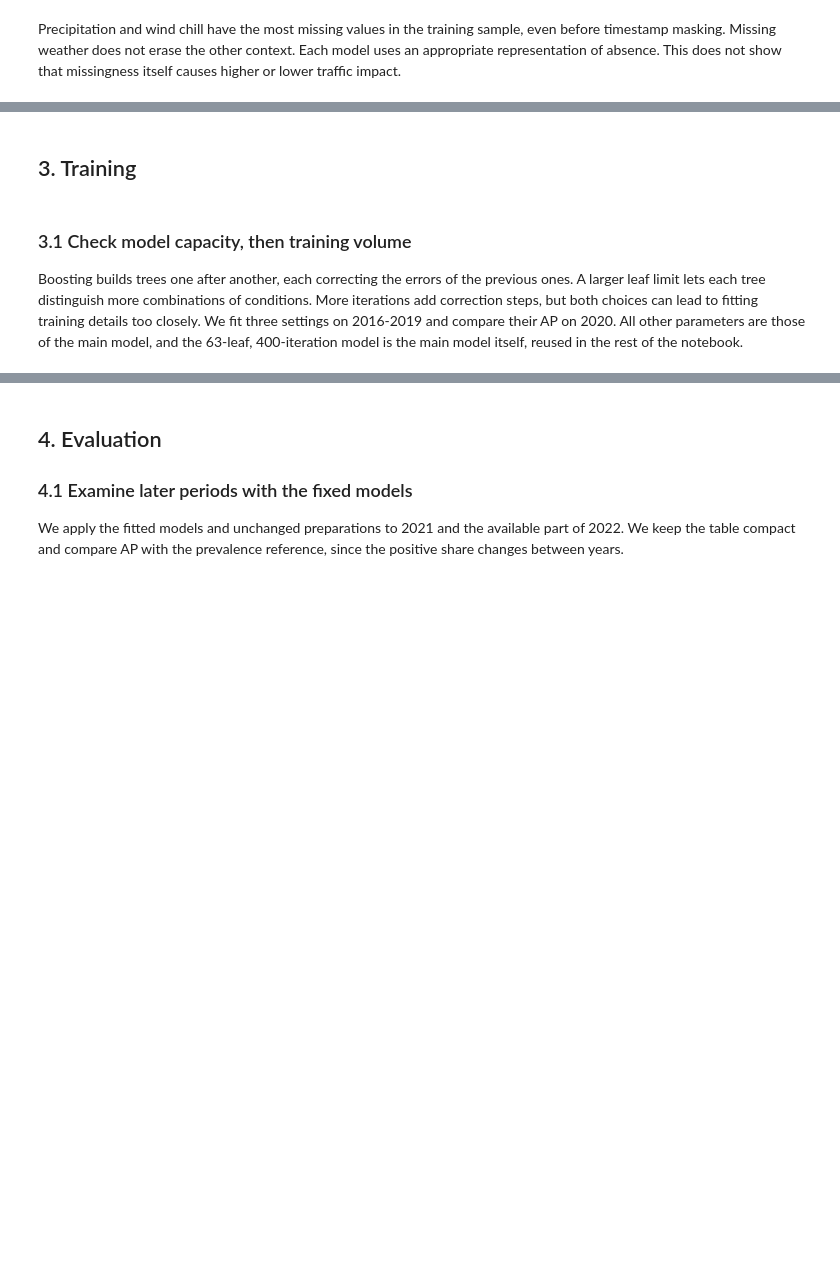
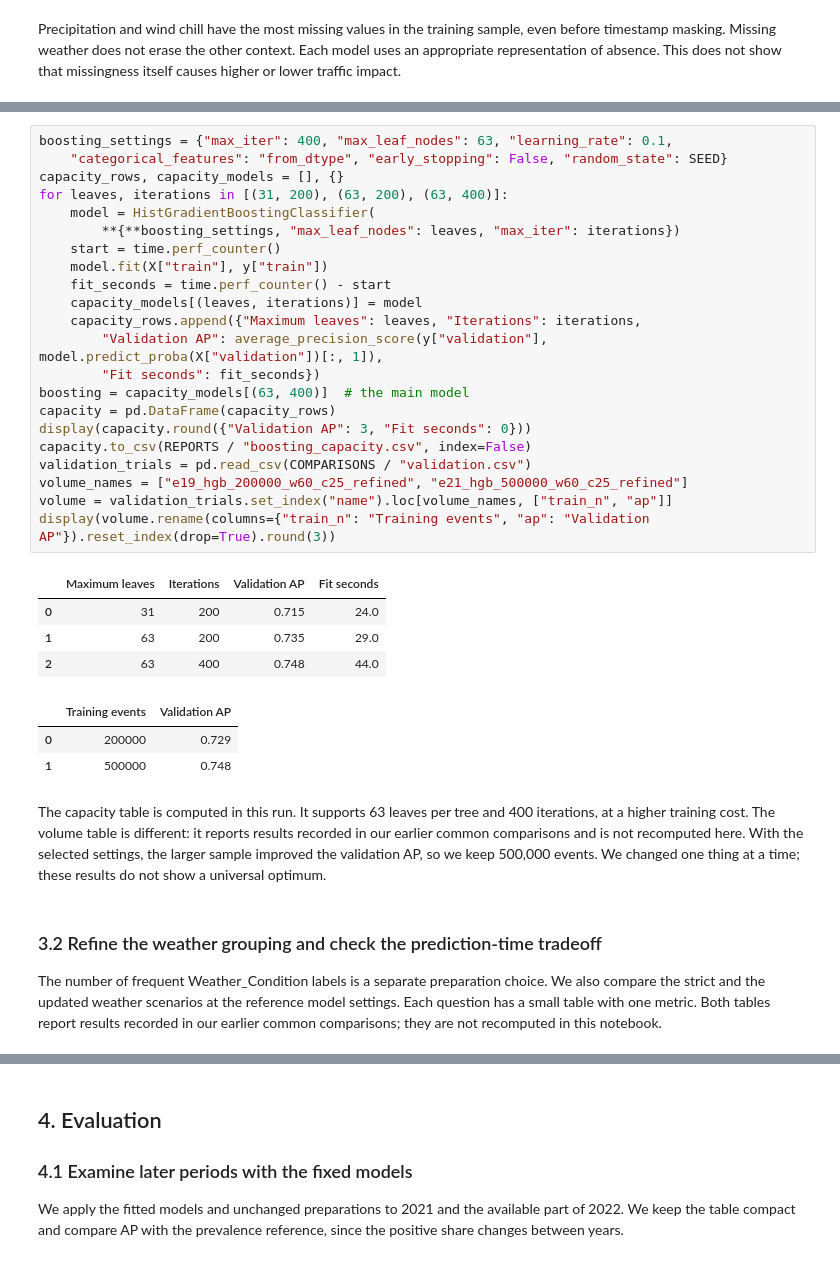
Before and after one commit to kamar-bit/us_accidents_traffic_impact_prediction, a Jupyter notebook: notebooks/FINAL_NOTEBOOK.ipynb, the cells around one changed output, grey strips where cells are left out. Saved outputs shown, nothing was run; the diff lists cells and outputs as text; blank space fills up the shorter version.

```diff
--- a/notebooks/FINAL_NOTEBOOK.ipynb
+++ b/notebooks/FINAL_NOTEBOOK.ipynb
@@ -637,13 +622,46 @@ does not directly compare these two encodings with the same boosting model.
+# %%
+boosting_settings = {"max_iter": 400, "max_leaf_nodes": 63, "learning_rate": 0.1,
+    "categorical_features": "from_dtype", "early_stopping": False, "random_state": SEED}
+capacity_rows, capacity_models = [], {}
+for leaves, iterations in [(31, 200), (63, 200), (63, 400)]:
+    model = HistGradientBoostingClassifier(
+        **{**boosting_settings, "max_leaf_nodes": leaves, "max_iter": iterations})
+    start = time.perf_counter()
+    model.fit(X["train"], y["train"])
+    fit_seconds = time.perf_counter() - start
+    capacity_models[(leaves, iterations)] = model
+    capacity_rows.append({"Maximum leaves": leaves, "Iterations": iterations,
+        "Validation AP": average_precision_score(y["validation"], model.predict_proba(X["validation"])[:, 1]),
+        "Fit seconds": fit_seconds})
+boosting = capacity_models[(63, 400)]  # the main model
+capacity = pd.DataFrame(capacity_rows)
+display(capacity.round({"Validation AP": 3, "Fit seconds": 0}))
+capacity.to_csv(REPORTS / "boosting_capacity.csv", index=False)
+validation_trials = pd.read_csv(COMPARISONS / "validation.csv")
+volume_names = ["e19_hgb_200000_w60_c25_refined", "e21_hgb_500000_w60_c25_refined"]
+volume = validation_trials.set_index("name").loc[volume_names, ["train_n", "ap"]]
+display(volume.rename(columns={"train_n": "Training events", "ap": "Validation AP"}).reset_index(drop=True).round(3))
+# %% [output]
+|  | Maximum leaves | Iterations | Validation AP | Fit seconds |
+| 0 | 31 | 200 | 0.715 | 24.0 |
+| 1 | 63 | 200 | 0.735 | 29.0 |
+| 2 | 63 | 400 | 0.748 | 44.0 |
+|  | Training events | Validation AP |
+| 0 | 200000 | 0.729 |
+| 1 | 500000 | 0.748 |
 # %% [markdown]
-## 3. Training
+The capacity table is computed in this run. It supports 63 leaves per tree and
+400 iterations, at a higher training cost. The volume table is different: it
+reports results recorded in our earlier common comparisons and is not recomputed
+here. With the selected settings, the larger sample improved the validation AP,
+so we keep 500,000 events. We changed one thing at a time; these results do not
+show a universal optimum.
 # %% [markdown]
-### 3.1 Check model capacity, then training volume
+### 3.2 Refine the weather grouping and check the prediction-time tradeoff
 
-Boosting builds trees one after another, each correcting the errors of the
-previous ones. A larger leaf limit lets each tree distinguish more
-combinations of conditions. More iterations add correction steps, but both
-choices can lead to fitting training details too closely. We fit three
-settings on 2016-2019 and compare their AP on 2020. All other parameters are
-those of the main model, and the 63-leaf, 400-iteration model is the main
-model itself, reused in the rest of the notebook.
+The number of frequent Weather_Condition labels is a separate preparation choice.
+We also compare the strict and the updated weather scenarios at the reference
+model settings. Each question has a small table with one metric. Both tables
+report results recorded in our earlier common comparisons; they are not
+recomputed in this notebook.
 # %%
```
Also changed, not shown: parts of 59 cells of this notebook, 8 other files.
